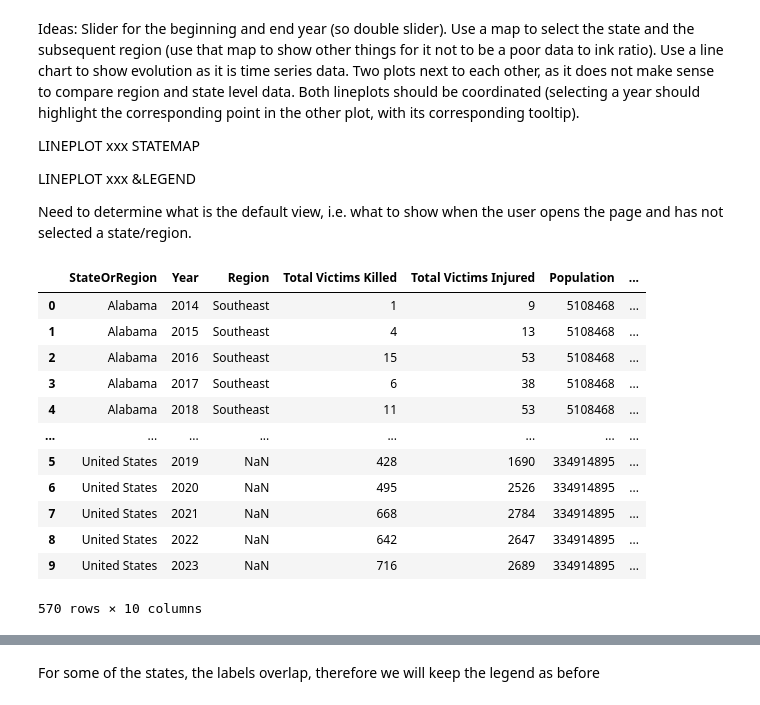
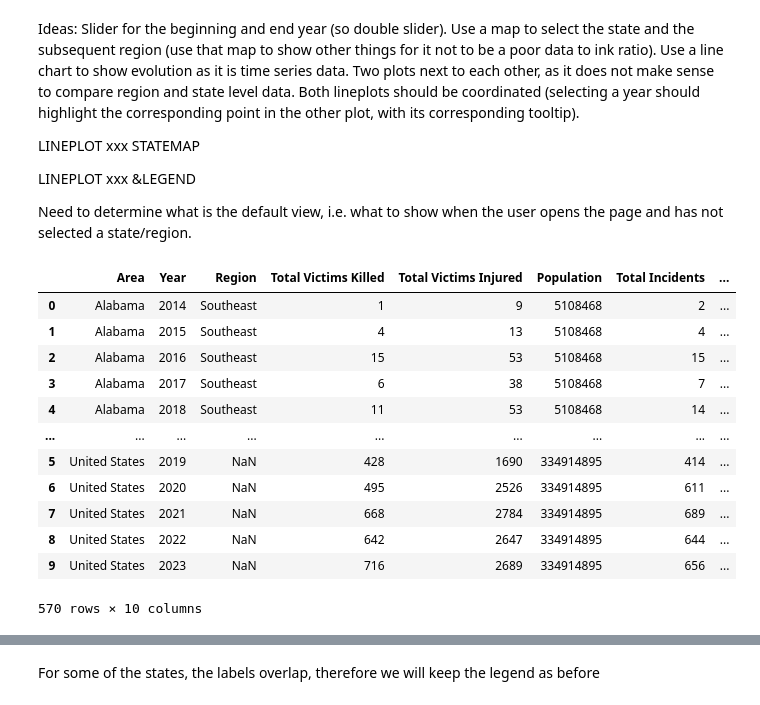
Before and after one commit to JoelSoleCasale/VI2_GunViolence, a Jupyter notebook: Q1.ipynb, the cells around one changed output, grey strips where cells are left out. Drawn from its saved outputs; the diff is of its cells as text; code cells hidden in the pictures.

```diff
--- a/Q1.ipynb
+++ b/Q1.ipynb
@@ -84,50 +82,50 @@ region_df = state_df.groupby(['Region', 'Year']).agg({
     'Population': 'sum',
     'Total Incidents': 'sum'
 }).reset_index()
 
 state_df["Type"] = "State"
 region_df["Type"] = "Region"
 
-state_df.rename(columns={"State": "StateOrRegion"}, inplace=True)
-region_df.rename(columns={"Region": "StateOrRegion"}, inplace=True)
+state_df.rename(columns={"State": "Area"}, inplace=True)
+region_df.rename(columns={"Region": "Area"}, inplace=True)
 
 
-state_region_df = pd.concat([state_df, region_df])
+area_df = pd.concat([state_df, region_df])
 
 # add average evolution in the US
 us_df = state_df.groupby(['Year']).agg({
     'Total Victims Killed': 'sum',
     'Total Victims Injured': 'sum',
     'Population': 'sum',
     'Total Incidents': 'sum'
 }).reset_index()
 
-us_df['StateOrRegion'] = 'United States'
+us_df['Area'] = 'United States'
 us_df['Type'] = 'Country'
 
-state_region_df = pd.concat([state_region_df, us_df])
+area_df = pd.concat([area_df, us_df])
 
-state_region_df['Count per 100k'] = state_region_df['Total Incidents'] / state_region_df['Population'] * 100_000
+area_df['Count per 100k'] = area_df['Total Incidents'] / area_df['Population'] * 100_000
 
 
 state_statistics_df['StateFIPS'] = state_statistics_df['FIPS'].astype(str).str[:-3].astype(int)
 
 state_statistics_df['Count per 100k'] = state_statistics_df['Total Incidents'] / state_statistics_df['Population'] * 100_000
 
 
 # TODO: drop useless columns
-state_region_df
+area_df
 # %% [output]
-|  | StateOrRegion | Year | Region | Total Victims Killed | Total Victims Injured | Population | ... |
-| 0 | Alabama | 2014 | Southeast | 1 | 9 | 5108468 | ... |
-| 1 | Alabama | 2015 | Southeast | 4 | 13 | 5108468 | ... |
-| 2 | Alabama | 2016 | Southeast | 15 | 53 | 5108468 | ... |
-| 3 | Alabama | 2017 | Southeast | 6 | 38 | 5108468 | ... |
-| 4 | Alabama | 2018 | Southeast | 11 | 53 | 5108468 | ... |
-| ... | ... | ... | ... | ... | ... | ... | ... |
-| 5 | United States | 2019 | NaN | 428 | 1690 | 334914895 | ... |
-| 6 | United States | 2020 | NaN | 495 | 2526 | 334914895 | ... |
-| 7 | United States | 2021 | NaN | 668 | 2784 | 334914895 | ... |
-| 8 | United States | 2022 | NaN | 642 | 2647 | 334914895 | ... |
-| 9 | United States | 2023 | NaN | 716 | 2689 | 334914895 | ... |
+|  | Area | Year | Region | Total Victims Killed | Total Victims Injured | Population | Total Incidents | ... |
+| 0 | Alabama | 2014 | Southeast | 1 | 9 | 5108468 | 2 | ... |
+| 1 | Alabama | 2015 | Southeast | 4 | 13 | 5108468 | 4 | ... |
+| 2 | Alabama | 2016 | Southeast | 15 | 53 | 5108468 | 15 | ... |
+| 3 | Alabama | 2017 | Southeast | 6 | 38 | 5108468 | 7 | ... |
+| 4 | Alabama | 2018 | Southeast | 11 | 53 | 5108468 | 14 | ... |
+| ... | ... | ... | ... | ... | ... | ... | ... | ... |
+| 5 | United States | 2019 | NaN | 428 | 1690 | 334914895 | 414 | ... |
+| 6 | United States | 2020 | NaN | 495 | 2526 | 334914895 | 611 | ... |
+| 7 | United States | 2021 | NaN | 668 | 2784 | 334914895 | 689 | ... |
+| 8 | United States | 2022 | NaN | 642 | 2647 | 334914895 | 644 | ... |
+| 9 | United States | 2023 | NaN | 716 | 2689 | 334914895 | 656 | ... |
 570 rows × 10 columns
```
Also changed, not shown: parts of 14 cells of this notebook.
